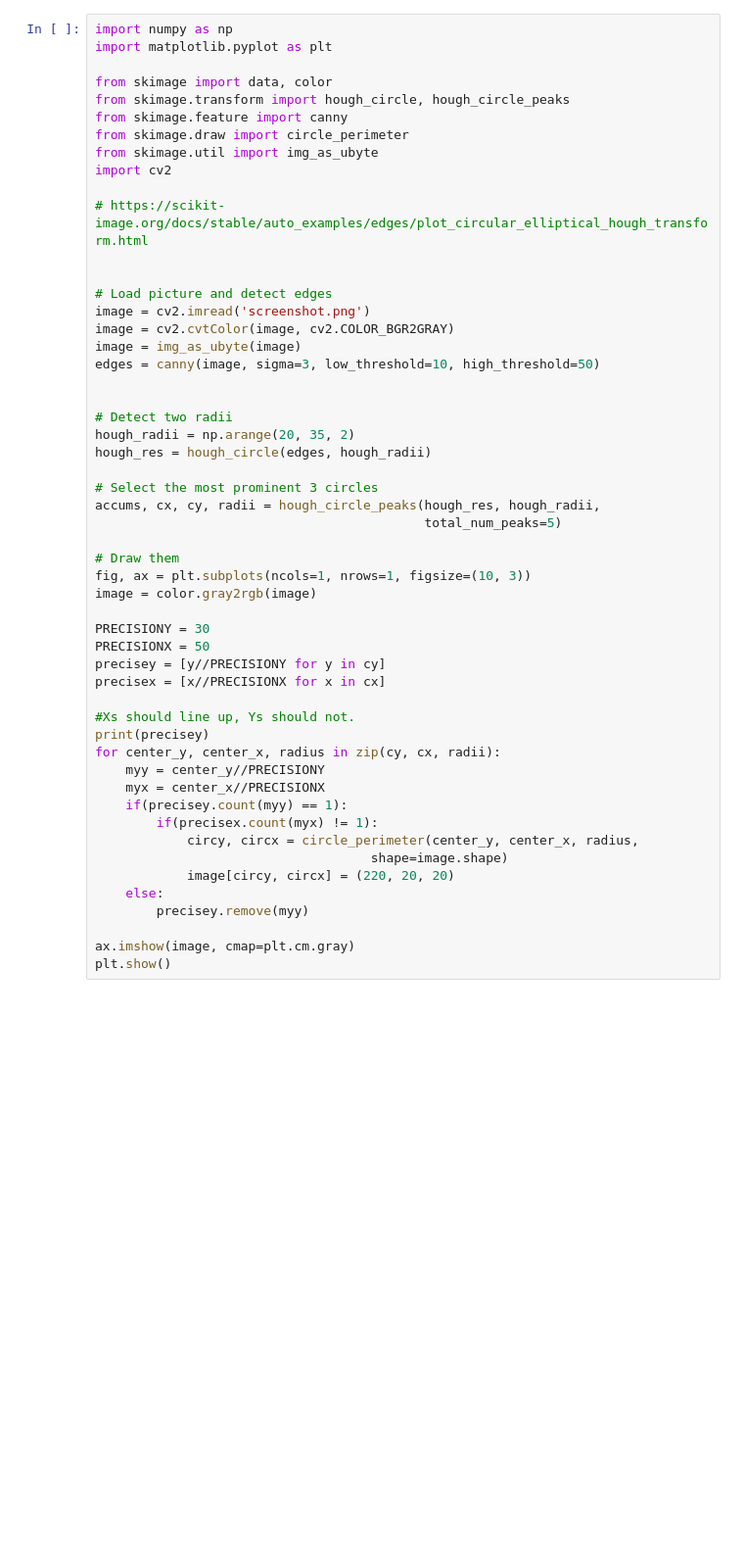
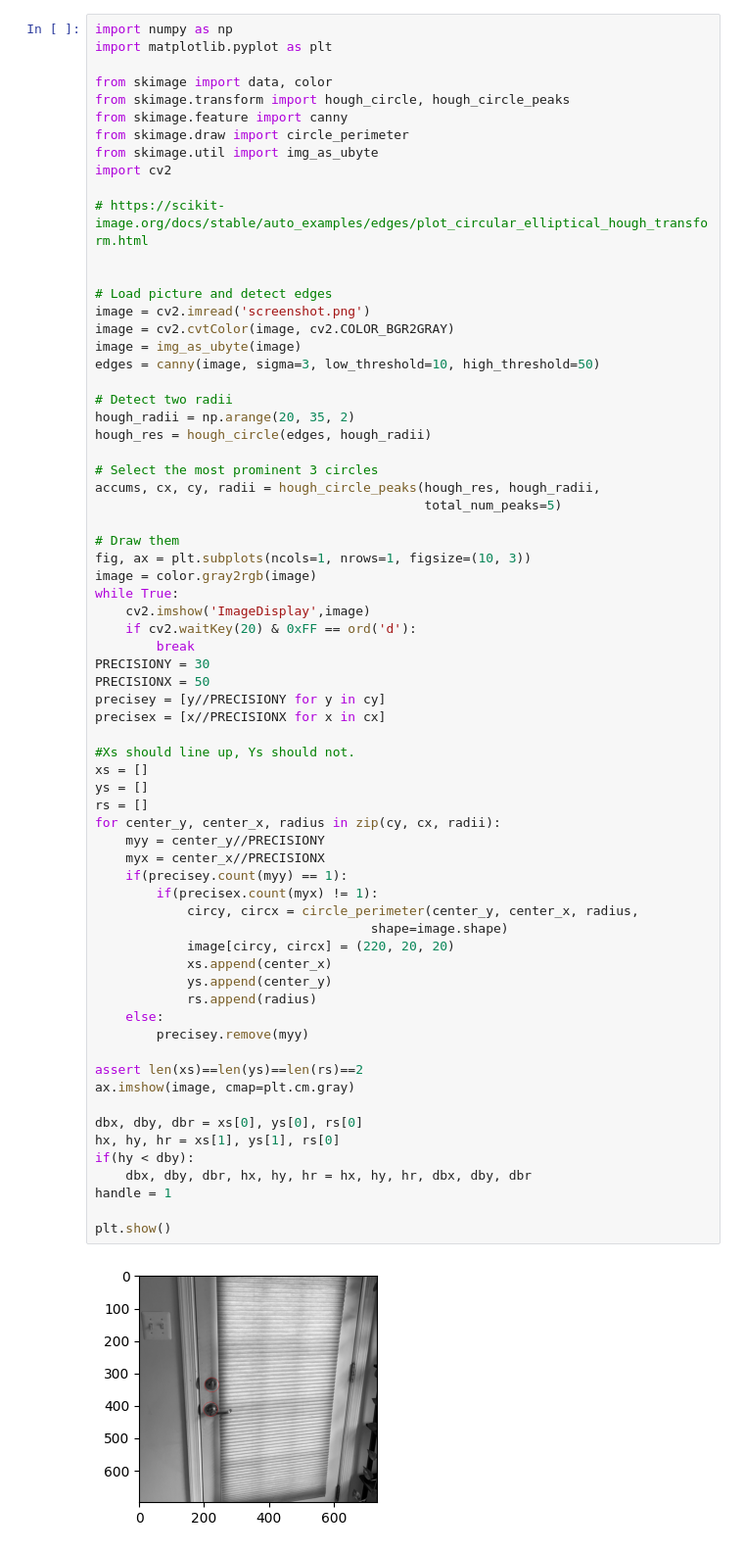
Before and after one commit to vninja007/isDoorLocked, a Jupyter notebook: houghtest.ipynb, the cells around one changed output. Shown at 98% size. Saved outputs shown, nothing was run; the diff lists cells and outputs as text; blank space fills up the shorter version.

```diff
--- a/houghtest.ipynb
+++ b/houghtest.ipynb
@@ -18,37 +18,53 @@ image = cv2.cvtColor(image, cv2.COLOR_BGR2GRAY)
 image = img_as_ubyte(image)
 edges = canny(image, sigma=3, low_threshold=10, high_threshold=50)
 
-
 # Detect two radii
 hough_radii = np.arange(20, 35, 2)
 hough_res = hough_circle(edges, hough_radii)
 
 # Select the most prominent 3 circles
 accums, cx, cy, radii = hough_circle_peaks(hough_res, hough_radii,
                                            total_num_peaks=5)
 
 # Draw them
 fig, ax = plt.subplots(ncols=1, nrows=1, figsize=(10, 3))
 image = color.gray2rgb(image)
-
+while True:
+    cv2.imshow('ImageDisplay',image)
+    if cv2.waitKey(20) & 0xFF == ord('d'):
+        break
 PRECISIONY = 30
 PRECISIONX = 50
 precisey = [y//PRECISIONY for y in cy]
 precisex = [x//PRECISIONX for x in cx]
 
 #Xs should line up, Ys should not.
-print(precisey)
+xs = []
+ys = []
+rs = []
 for center_y, center_x, radius in zip(cy, cx, radii):
     myy = center_y//PRECISIONY
     myx = center_x//PRECISIONX
     if(precisey.count(myy) == 1):
         if(precisex.count(myx) != 1):
             circy, circx = circle_perimeter(center_y, center_x, radius,
                                     shape=image.shape)
             image[circy, circx] = (220, 20, 20)
+            xs.append(center_x)
+            ys.append(center_y)
+            rs.append(radius)
     else:
         precisey.remove(myy)
 
+assert len(xs)==len(ys)==len(rs)==2
 ax.imshow(image, cmap=plt.cm.gray)
+
+dbx, dby, dbr = xs[0], ys[0], rs[0]
+hx, hy, hr = xs[1], ys[1], rs[0]
+if(hy < dby):
+    dbx, dby, dbr, hx, hy, hr = hx, hy, hr, dbx, dby, dbr
+handle = 1
+
 plt.show()
 # %% [output]
+[figure]
```
Also changed, not shown: parts of 1 cell of this notebook, 2 other files.
